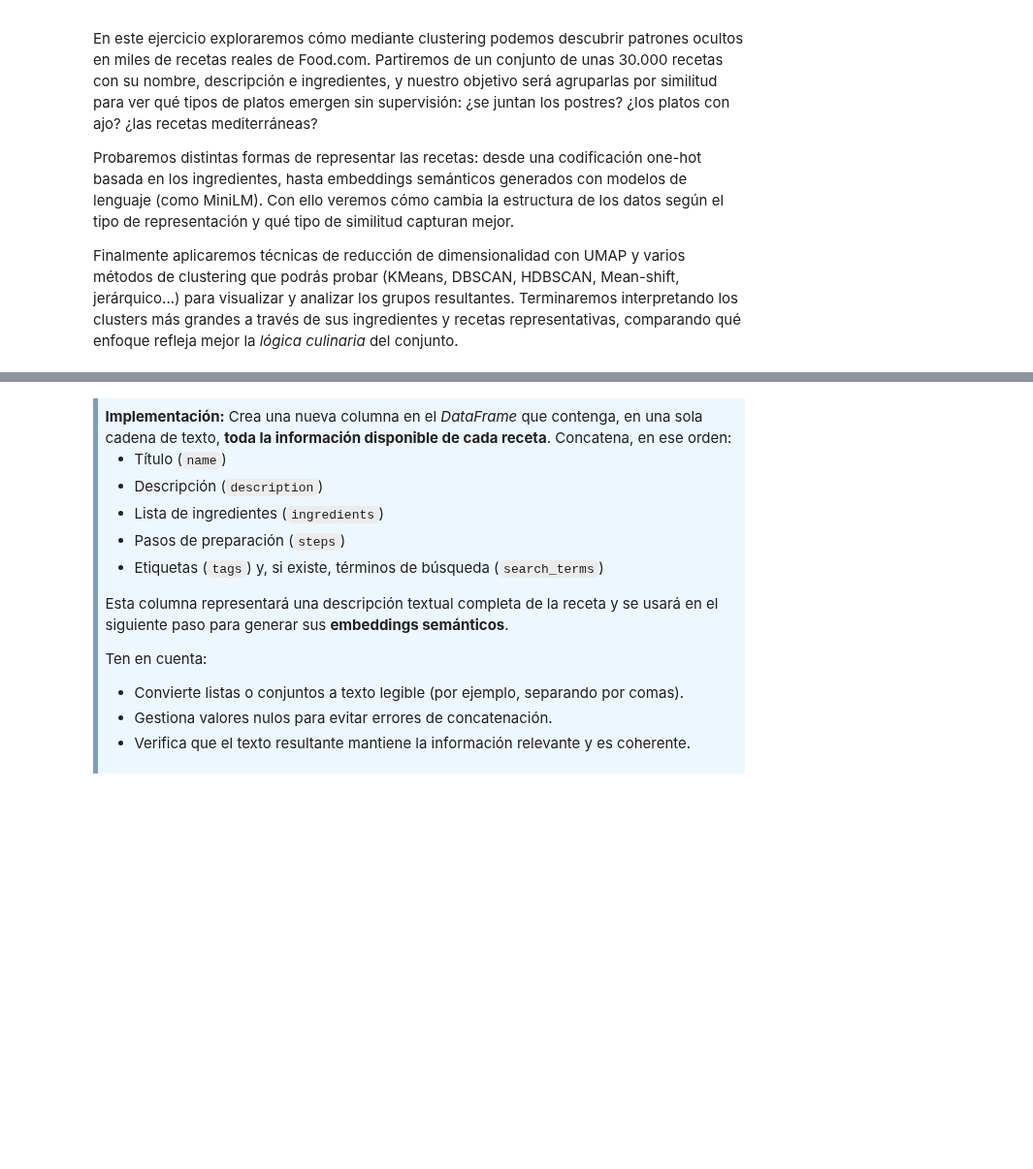
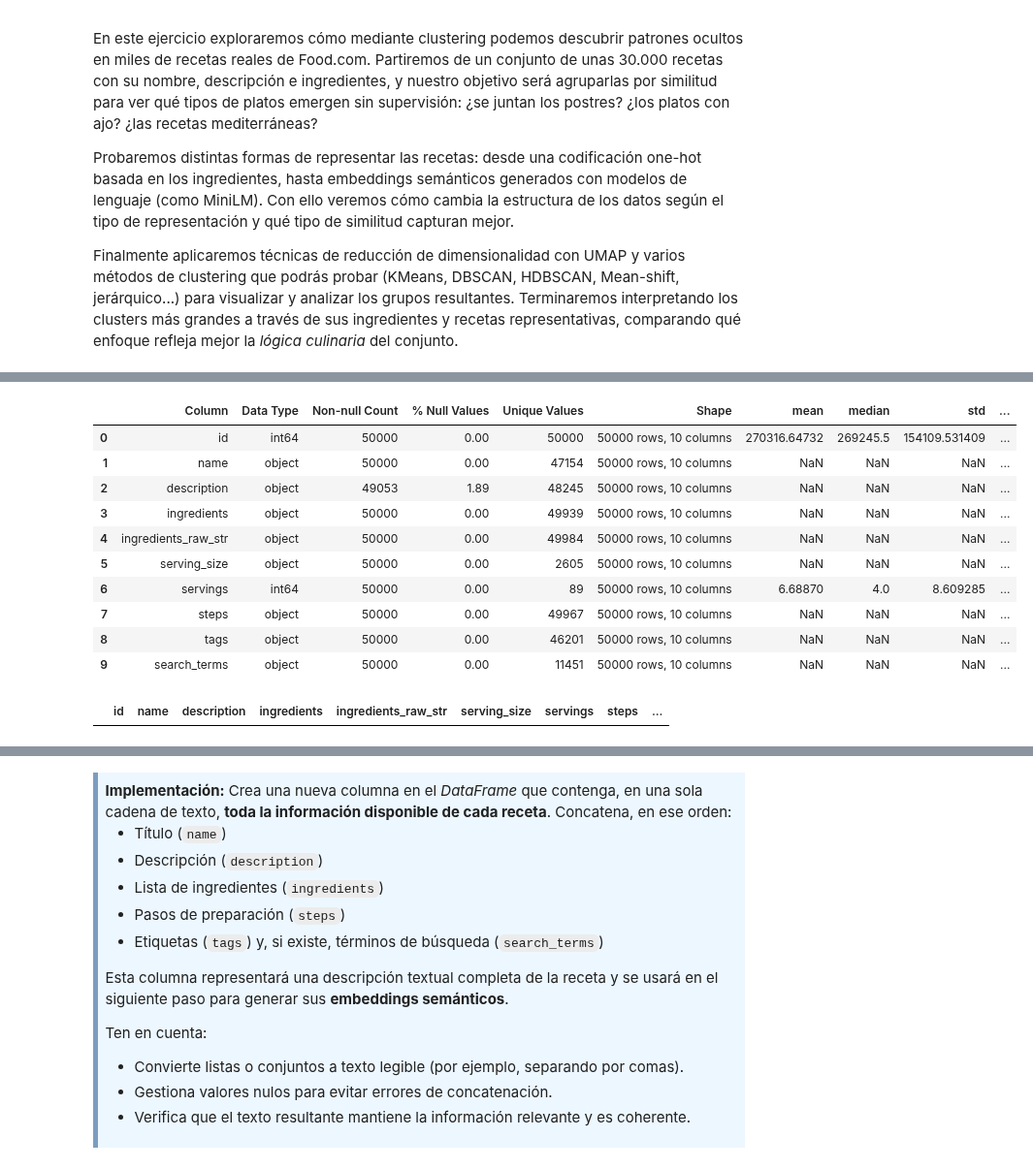
Before and after one commit to JulioUQ/Aprendizaje-automatico-con-python, a Jupyter notebook: Bloque 2 - Métodos no supervisados/PEC/M2.891_20251_PEC2-UbedaQuesadaJulio .ipynb, the cells around one changed output, grey strips where cells are left out. Shown at 97% size. Drawn from its saved outputs; the diff is of its cells as text; code cells hidden in the pictures; blank space fills up the shorter version.

```diff
--- a/Bloque 2 - Métodos no supervisados/PEC/M2.891_20251_PEC2-UbedaQuesadaJulio .ipynb
+++ b/Bloque 2 - Métodos no supervisados/PEC/M2.891_20251_PEC2-UbedaQuesadaJulio .ipynb
@@ -793,3 +910,23 @@ df.head(3)
 | 0 | 56594 | Sun-Dried Tomato Palmiers | from "INVITATION TO DINNER" cookbook | ['garlic cloves', 'pesto sauce', ... | ["2 garlic cloves, peeled and fin... | 1 (675 g) | 1 | ['Preheat the oven to 350 degrees... | ... |
 | 1 | 311362 | Char Siu Pork Corn and Bok Choy S... | Here is another wok recipe I like... | ['peanut oil', 'pork fillets', 'g... | ["2 tablespoons peanut oil","600 ... | 1 (364 g) | 4 | ['Heat 1 tabelspoon of oil in a w... | ... |
 | 2 | 248335 | Black Cat Fudge | These adorable fudge peices will ... | ['semisweet chocolate', 'butter',... | ["8 ounces semisweet chocolate, c... | 1 (42 g) | 24 | ['Line 11x7 inches pan with foil,... | ... |
+# %%
+# Resumen del DataFrame
+describe_df(df)
+# %% [output]
+|  | Column | Data Type | Non-null Count | % Null Values | Unique Values | Shape | mean | median | std | ... |
+| 0 | id | int64 | 50000 | 0.00 | 50000 | 50000 rows, 10 columns | 270316.64732 | 269245.5 | 154109.531409 | ... |
+| 1 | name | object | 50000 | 0.00 | 47154 | 50000 rows, 10 columns | NaN | NaN | NaN | ... |
+| 2 | description | object | 49053 | 1.89 | 48245 | 50000 rows, 10 columns | NaN | NaN | NaN | ... |
+| 3 | ingredients | object | 50000 | 0.00 | 49939 | 50000 rows, 10 columns | NaN | NaN | NaN | ... |
+| 4 | ingredients_raw_str | object | 50000 | 0.00 | 49984 | 50000 rows, 10 columns | NaN | NaN | NaN | ... |
+| 5 | serving_size | object | 50000 | 0.00 | 2605 | 50000 rows, 10 columns | NaN | NaN | NaN | ... |
+| 6 | servings | int64 | 50000 | 0.00 | 89 | 50000 rows, 10 columns | 6.68870 | 4.0 | 8.609285 | ... |
+| 7 | steps | object | 50000 | 0.00 | 49967 | 50000 rows, 10 columns | NaN | NaN | NaN | ... |
+| 8 | tags | object | 50000 | 0.00 | 46201 | 50000 rows, 10 columns | NaN | NaN | NaN | ... |
+| 9 | search_terms | object | 50000 | 0.00 | 11451 | 50000 rows, 10 columns | NaN | NaN | NaN | ... |
+# %%
+# Detección de duplicados
+detect_duplicates(df)
+# %% [output]
+|  | id | name | description | ingredients | ingredients_raw_str | serving_size | servings | steps | ... |
```
Also changed, not shown: parts of 29 cells of this notebook, 38 other files.
